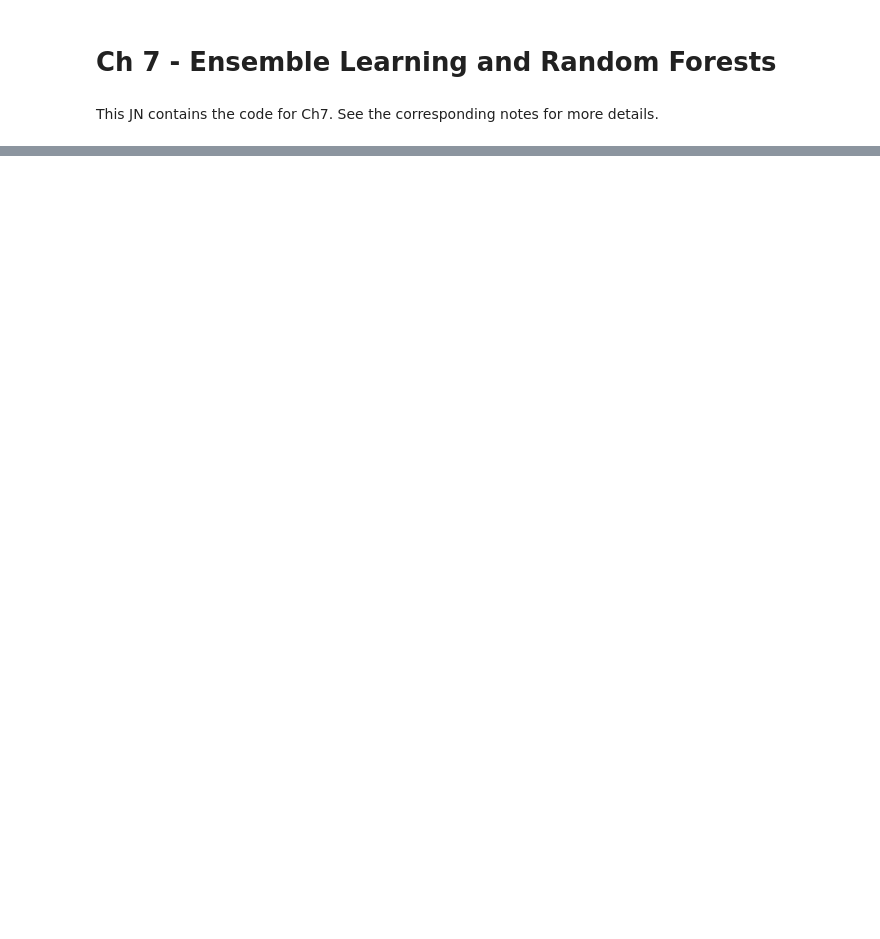
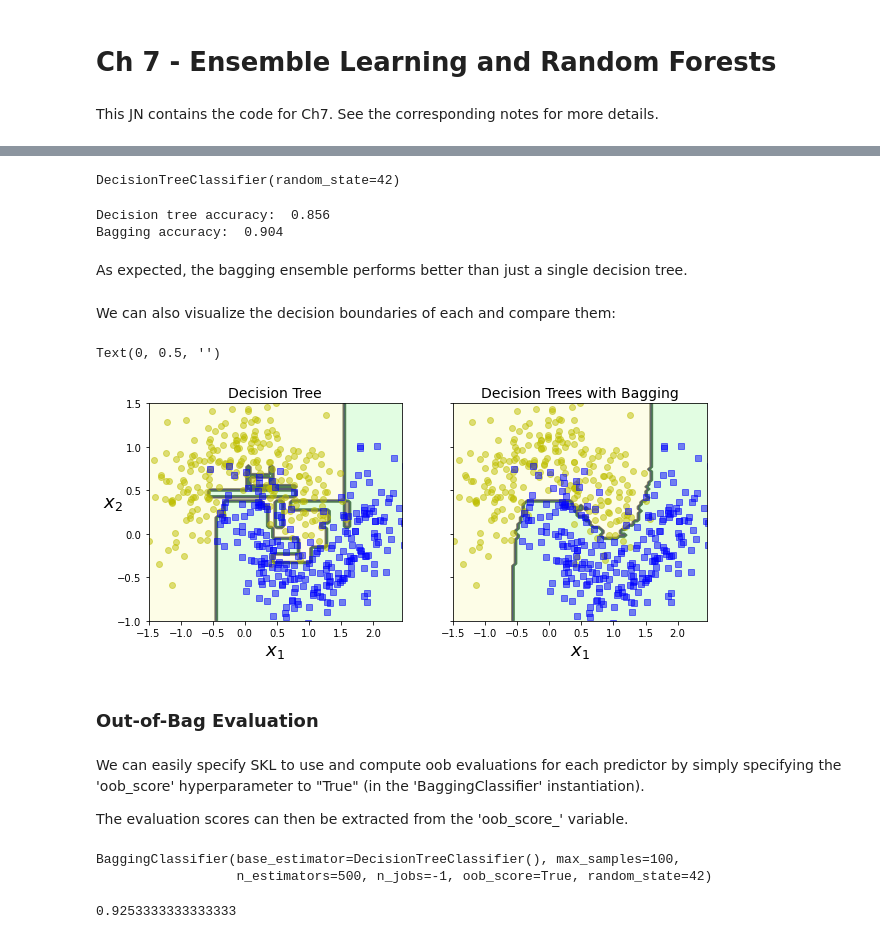
Before and after one commit to aj112358/ML_Notes, a Jupyter notebook: 07_Ensemble_Learning_and_Random_Forests/07_Ensemble_Learning_and_Random_Forests.ipynb, the cells around one changed output, grey strips where cells are left out. Saved outputs shown, nothing was run; the diff lists cells and outputs as text; code cells hidden in the pictures; blank space fills up the shorter version.

```diff
--- a/07_Ensemble_Learning_and_Random_Forests/07_Ensemble_Learning_and_Random_Forests.ipynb
+++ b/07_Ensemble_Learning_and_Random_Forests/07_Ensemble_Learning_and_Random_Forests.ipynb
@@ -4,0 +99,11 @@ This JN contains the code for Ch7. See the corresponding notes for more details.
+# %%
+bag_classifier = BaggingClassifier(
+    base_estimator = DecisionTreeClassifier(),
+    n_estimators = 500, # Specify the number of (above) decision trees we want
+    max_samples = 100, # Specify the number of random training instances for each estimator
+    bootstrap = True, # Specify whether you want bagging (True) or pasting (False)
+    n_jobs = -1, # Specify the number of CPU cores to use (-1 means all)
+    random_state=42
+)
+# %%
+bag_classifier.fit(X_train, y_train)
@@ -4,0 +115,5 @@ This JN contains the code for Ch7. See the corresponding notes for more details.
+# %%
+tree_classifier = DecisionTreeClassifier(random_state=42)
+tree_classifier.fit(X_train, y_train)
+# %% [output]
+DecisionTreeClassifier(random_state=42)
@@ -4,0 +123,50 @@ This JN contains the code for Ch7. See the corresponding notes for more details.
+# %%
+print("Decision tree accuracy: ", accuracy_score(tree_predictions, y_test))
+print("Bagging accuracy: ", accuracy_score(bagging_predictions, y_test))
+# %% [output]
+Decision tree accuracy:  0.856
+Bagging accuracy:  0.904
+# %% [markdown]
+As expected, the bagging ensemble performs better than just a single decision tree.
+# %% [markdown]
+We can also visualize the decision boundaries of each and compare them:
+# %%
+import numpy as np
+import matplotlib.pyplot as plt
+
+from matplotlib.colors import ListedColormap
+
+def plot_decision_boundary(clf, X, y, axes=[-1.5, 2.45, -1, 1.5], alpha=0.5, contour=True):
+    x1s = np.linspace(axes[0], axes[1], 100)
+    x2s = np.linspace(axes[2], axes[3], 100)
+    x1, x2 = np.meshgrid(x1s, x2s)
+    X_new = np.c_[x1.ravel(), x2.ravel()]
+    y_pred = clf.predict(X_new).reshape(x1.shape)
+    custom_cmap = ListedColormap(['#fafab0','#9898ff','#a0faa0'])
+    plt.contourf(x1, x2, y_pred, alpha=0.3, cmap=custom_cmap)
+    if contour:
+        custom_cmap2 = ListedColormap(['#7d7d58','#4c4c7f','#507d50'])
+        plt.contour(x1, x2, y_pred, cmap=custom_cmap2, alpha=0.8)
+    plt.plot(X[:, 0][y==0], X[:, 1][y==0], "yo", alpha=alpha)
+    plt.plot(X[:, 0][y==1], X[:, 1][y==1], "bs", alpha=alpha)
+    plt.axis(axes)
+    plt.xlabel(r"$x_1$", fontsize=18)
+    plt.ylabel(r"$x_2$", fontsize=18, rotation=0)
+# %%
+fix, axes = plt.subplots(ncols=2, figsize=(10,4), sharey=True)
+plt.sca(axes[0])
+plot_decision_boundary(tree_classifier, X, y)
+plt.title("Decision Tree", fontsize=14)
+plt.sca(axes[1])
+plot_decision_boundary(bag_classifier, X, y)
+plt.title("Decision Trees with Bagging", fontsize=14)
+plt.ylabel("")
+# %% [output]
+Text(0, 0.5, '')
+[figure, added]
+# %% [markdown]
+### Out-of-Bag Evaluation
+# %% [markdown]
+We can easily specify SKL to use and compute oob evaluations for each predictor by simply specifying the 'oob_score' hyperparameter to "True" (in the 'BaggingClassifier' instantiation).
+
+The evaluation scores can then be extracted from the 'oob_score_' variable.
@@ -4,0 +183,9 @@ This JN contains the code for Ch7. See the corresponding notes for more details.
+# %%
+bag_classifier_oob.fit(X_train, y_train)
+# %% [output]
+BaggingClassifier(base_estimator=DecisionTreeClassifier(), max_samples=100,
+                  n_estimators=500, n_jobs=-1, oob_score=True, random_state=42)
+# %%
+bag_classifier_oob.oob_score_
+# %% [output]
+0.9253333333333333
```
Also changed, not shown: parts of 30 cells of this notebook.
